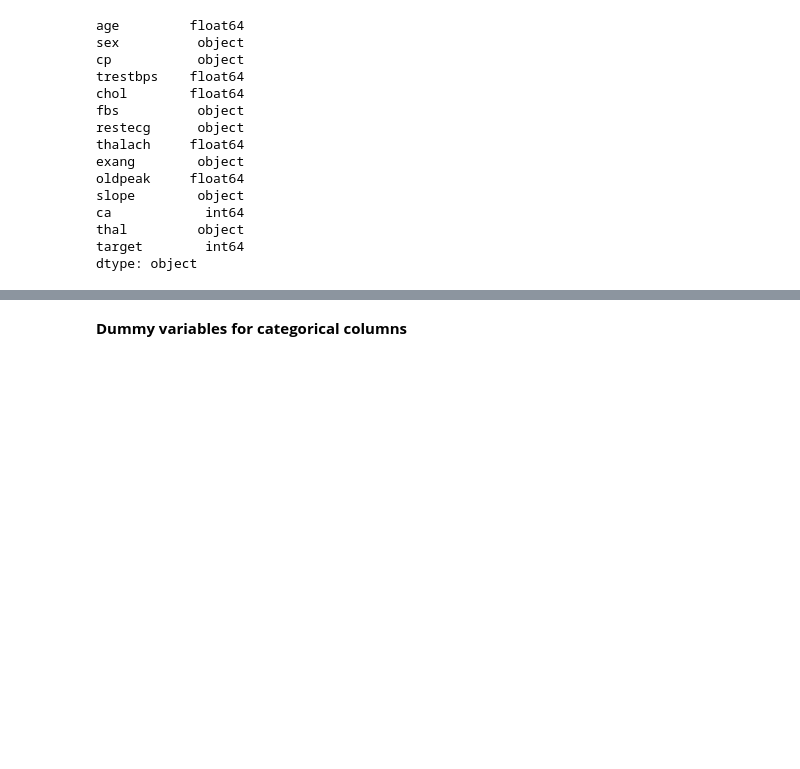
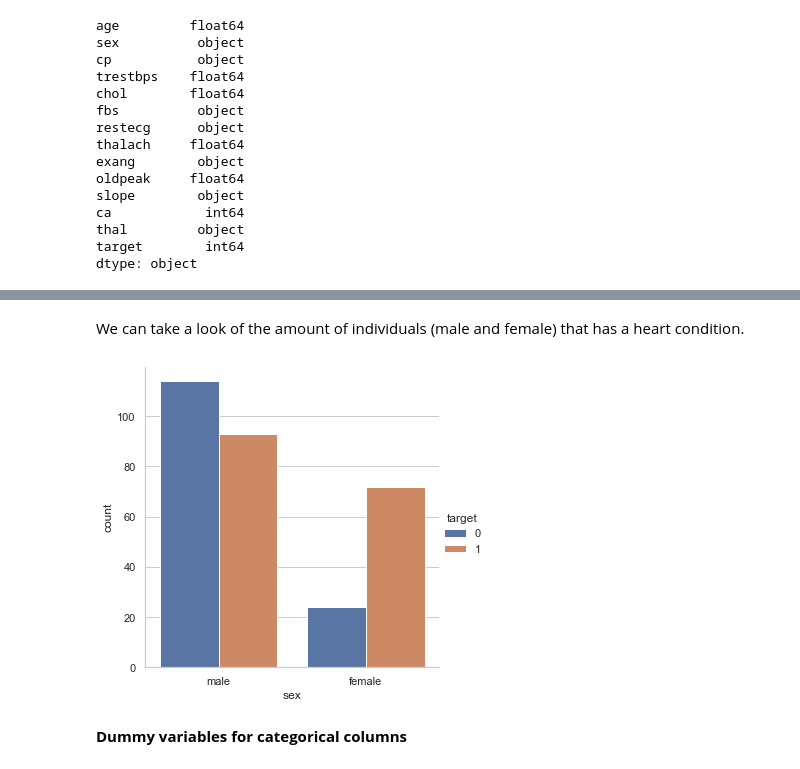
Before and after one commit to Fab1193/DataAnalysis, a Jupyter notebook: Heart Disease.ipynb, the cells around one changed output, grey strips where cells are left out. Cells and saved outputs as stored; diff of their text form; code cells hidden in the pictures; blank space fills up the shorter version.

```diff
--- a/Heart Disease.ipynb
+++ b/Heart Disease.ipynb
@@ -191,6 +193,12 @@ data.head(10)
 | 7 | 44.0 | male | atypical angina | 120.0 | 263.0 | no | ST-T wave abnormality | 173.0 | no | 0.0 | downsloping | ... |
 | 8 | 52.0 | male | non-anginal pain | 172.0 | 199.0 | yes | ST-T wave abnormality | 162.0 | no | 0.5 | downsloping | ... |
 | 9 | 57.0 | male | non-anginal pain | 150.0 | 168.0 | no | ST-T wave abnormality | 174.0 | no | 1.6 | downsloping | ... |
+# %% [markdown]
+We can take a look of the amount of individuals (male and female) that has a heart condition.
+# %%
+sns.catplot(x = "sex", data=data, hue = 'target', kind='count');
+# %% [output]
+[figure, added]
 # %% [markdown]
 **Dummy variables for categorical columns**
 # %%
```
Also changed, not shown: parts of 10 cells of this notebook.
